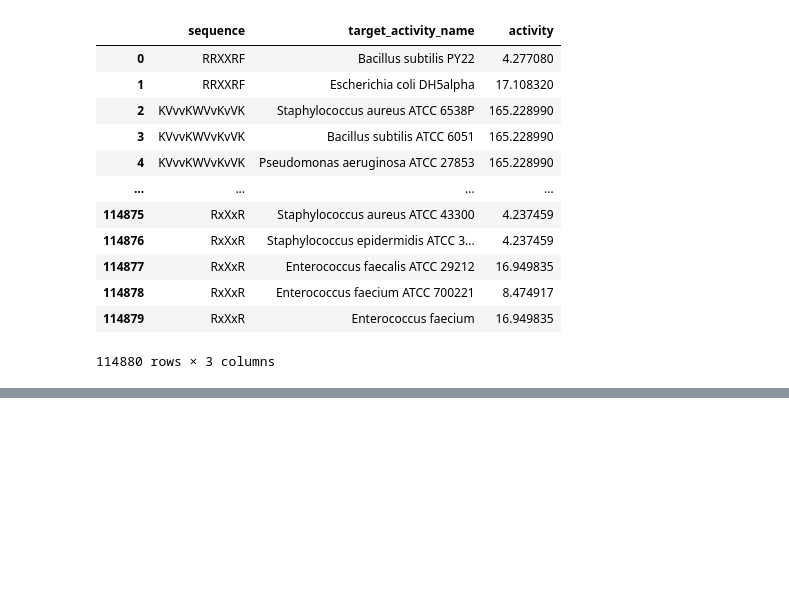
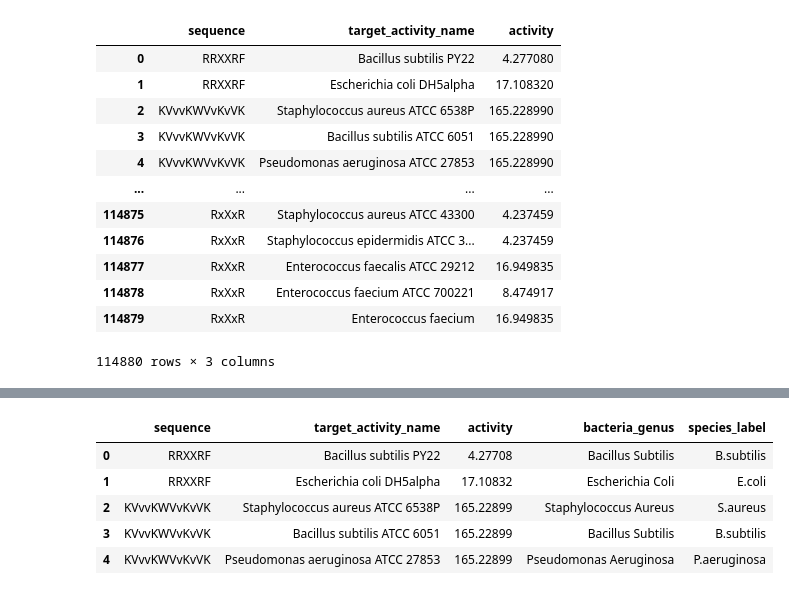
Before and after one commit to nmach22/amp-prediction, a Jupyter notebook: notebooks/01_eda/bacteria_classiffication.ipynb, the cells around one changed output, grey strips where cells are left out. Saved outputs shown, nothing was run; the diff lists cells and outputs as text; code cells hidden in the pictures; blank space fills up the shorter version.

```diff
--- a/notebooks/01_eda/bacteria_classiffication.ipynb
+++ b/notebooks/01_eda/bacteria_classiffication.ipynb
@@ -221,0 +224,9 @@ array([1])
+# %%
+amp_genus_df.head()
+# %% [output]
+|  | sequence | target_activity_name | activity | bacteria_genus | species_label |
+| 0 | RRXXRF | Bacillus subtilis PY22 | 4.27708 | Bacillus Subtilis | B.subtilis |
+| 1 | RRXXRF | Escherichia coli DH5alpha | 17.10832 | Escherichia Coli | E.coli |
+| 2 | KVvvKWVvKvVK | Staphylococcus aureus ATCC 6538P | 165.22899 | Staphylococcus Aureus | S.aureus |
+| 3 | KVvvKWVvKvVK | Bacillus subtilis ATCC 6051 | 165.22899 | Bacillus Subtilis | B.subtilis |
+| 4 | KVvvKWVvKvVK | Pseudomonas aeruginosa ATCC 27853 | 165.22899 | Pseudomonas Aeruginosa | P.aeruginosa |
```
Also changed, not shown: parts of 24 cells of this notebook, 9 other files.
